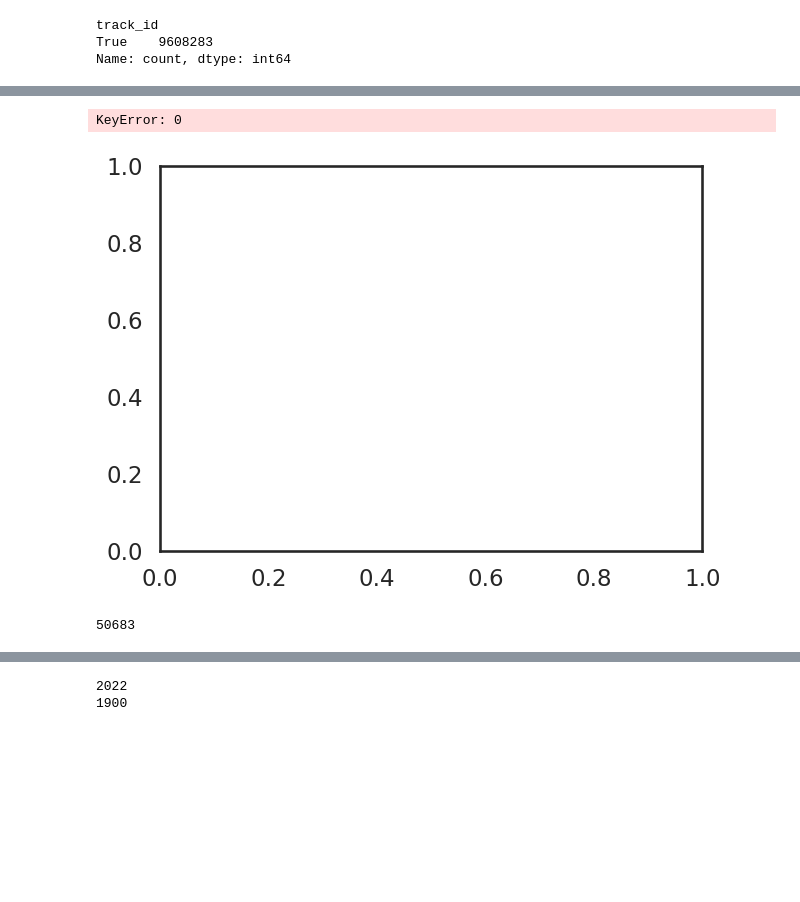
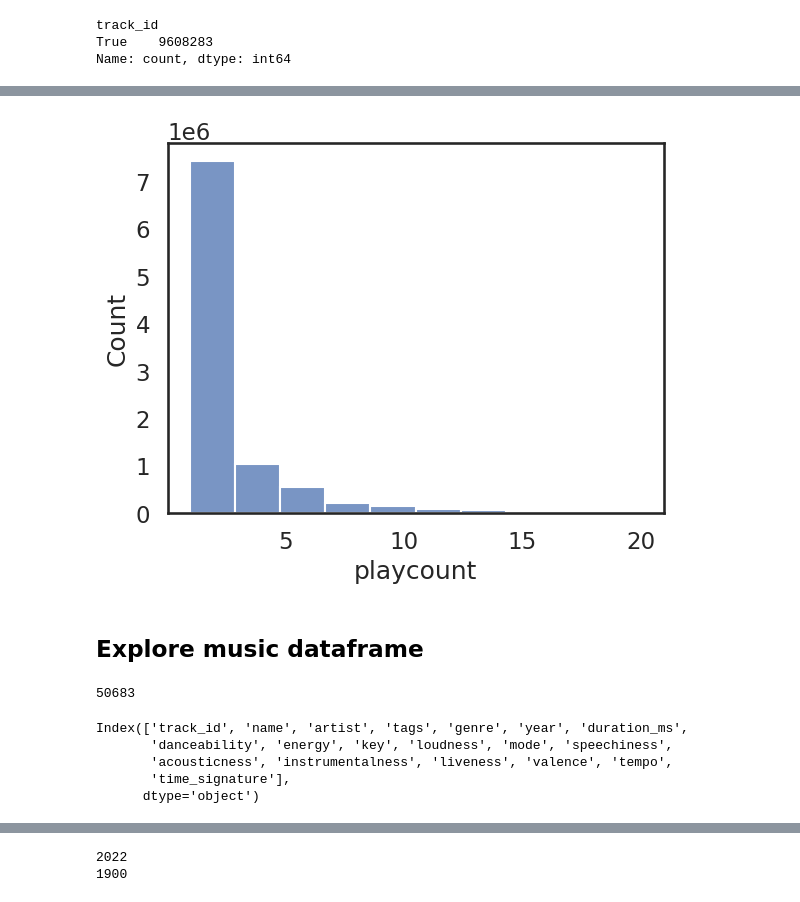
Before and after one commit to iliketurtles83/super-couscous, a Jupyter notebook: 01-analysis.ipynb, the cells around one changed output, grey strips where cells are left out. Cells and saved outputs as stored; diff of their text form; code cells hidden in the pictures; blank space fills up the shorter version.

```diff
--- a/01-analysis.ipynb
+++ b/01-analysis.ipynb
@@ -34,7 +39,8 @@ len(user_df)
 # %% [output]
 9711301
 # %%
-user_df_less_than_x = user_df[user_df['playcount'] <= 20]
+x = 20
+user_df_less_than_x = user_df[user_df['playcount'] <= x]
 # %%
 len(user_df_less_than_x)
 # %% [output]
@@ -92,22 +57,21 @@ grouped_playcounts.head()
-# %%
-# 100 samples from user_df
-user_df_sample = user_df['playcount'].sample(n=100)
-
-# histogram of play counts
-f, ax = plt.subplots(figsize=(7, 5), sharex=True)
-
-sns.barplot(user_df_sample, palette="rocket", ax=ax)
-ax.axhline(0, color="k", clip_on=False)
-ax.set_ylabel("Play Count")
-
-# Finalize the plot
-sns.despine(bottom=True)
-plt.setp(f.axes, yticks=[])
-plt.tight_layout(h_pad=2)
-# %% [output]
-KeyError: 0
-[figure, removed]
+# %%
+# seaborn histogram of play counts
+sns.histplot(user_df_less_than_x['playcount'], bins=10)
+plt.ticklabel_format(style='plain', axis='x')
+plt.show()
+# %% [output]
+[figure, added]
+# %% [markdown]
+## Explore music dataframe
 # %%
 len(music_df)
 # %% [output]
 50683
+# %%
+music_df.columns
+# %% [output]
+Index(['track_id', 'name', 'artist', 'tags', 'genre', 'year', 'duration_ms',
+       'danceability', 'energy', 'key', 'loudness', 'mode', 'speechiness',
+       'acousticness', 'instrumentalness', 'liveness', 'valence', 'tempo',
+       'time_signature'],
+      dtype='object')
```
Also changed, not shown: parts of 28 cells of this notebook, 3 other files.
